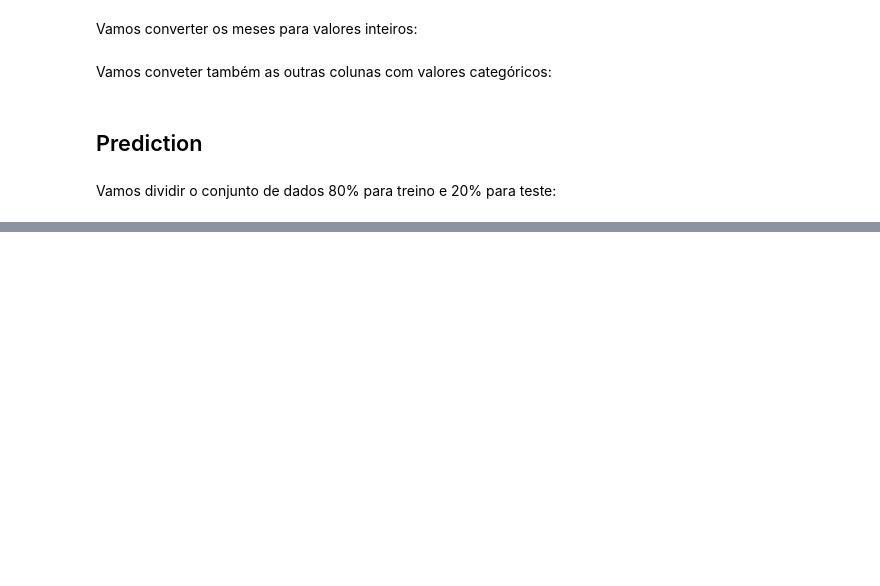
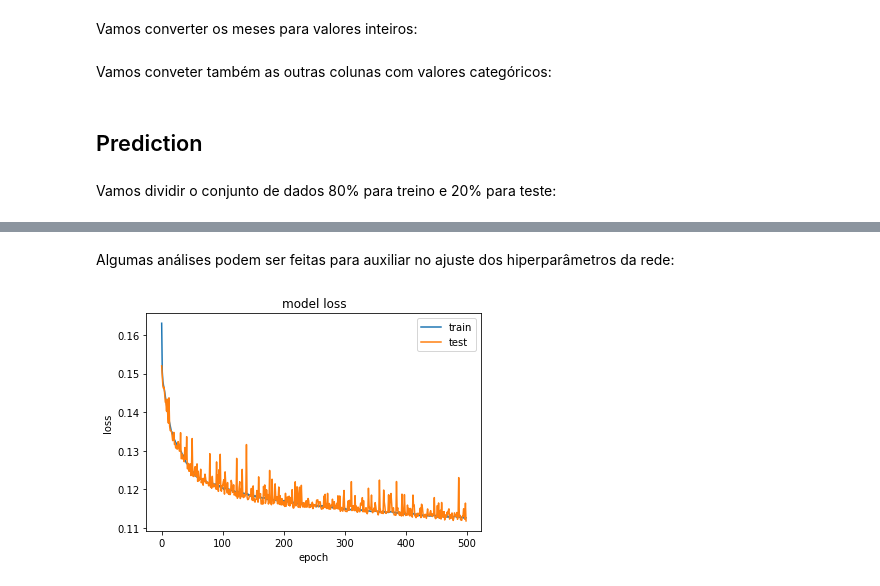
Before and after one commit to JaineBudke/Hotel-Booking-Demand, a Jupyter notebook: Machine_Learning_Prediction.ipynb, the cells around one changed output, grey strips where cells are left out. Cells and saved outputs as stored; diff of their text form; code cells hidden in the pictures; blank space fills up the shorter version.

```diff
--- a/Machine_Learning_Prediction.ipynb
+++ b/Machine_Learning_Prediction.ipynb
@@ -251,11 +270,7 @@ MLP:
 # %%
-import tensorflow as tf
-from tensorflow.keras import layers
-from tensorflow.keras.optimizers import SGD
-
 # create model with one hidden layer and one output layer
 model = tf.keras.Sequential([
-  layers.Dense(5,
+  layers.Dense(10,
                activation=tf.nn.relu,
                kernel_initializer=tf.keras.initializers.RandomNormal(mean=0,stddev=1),
                ),
@@ -272,7 +287,7 @@ model.compile(loss='MeanSquaredError',
 # train the model
 history = model.fit(x=X_train,
                     y=y_train,
-                    epochs=100,
+                    epochs=500,
                     validation_data=(X_test, y_test),
                     verbose=1)
 # %% [output]
@@ -295,0 +336,13 @@ Epoch 100/100
+# %% [markdown]
+Algumas análises podem ser feitas para auxiliar no ajuste dos hiperparâmetros da rede:
+# %%
+# summarize history for loss
+plt.plot(history.history['loss'])
+plt.plot(history.history['val_loss'])
+plt.title('model loss')
+plt.ylabel('loss')
+plt.xlabel('epoch')
+plt.legend(['train', 'test'], loc='best')
+plt.show()
+# %% [output]
+[figure, added]
```
Also changed, not shown: parts of 28 cells of this notebook.
